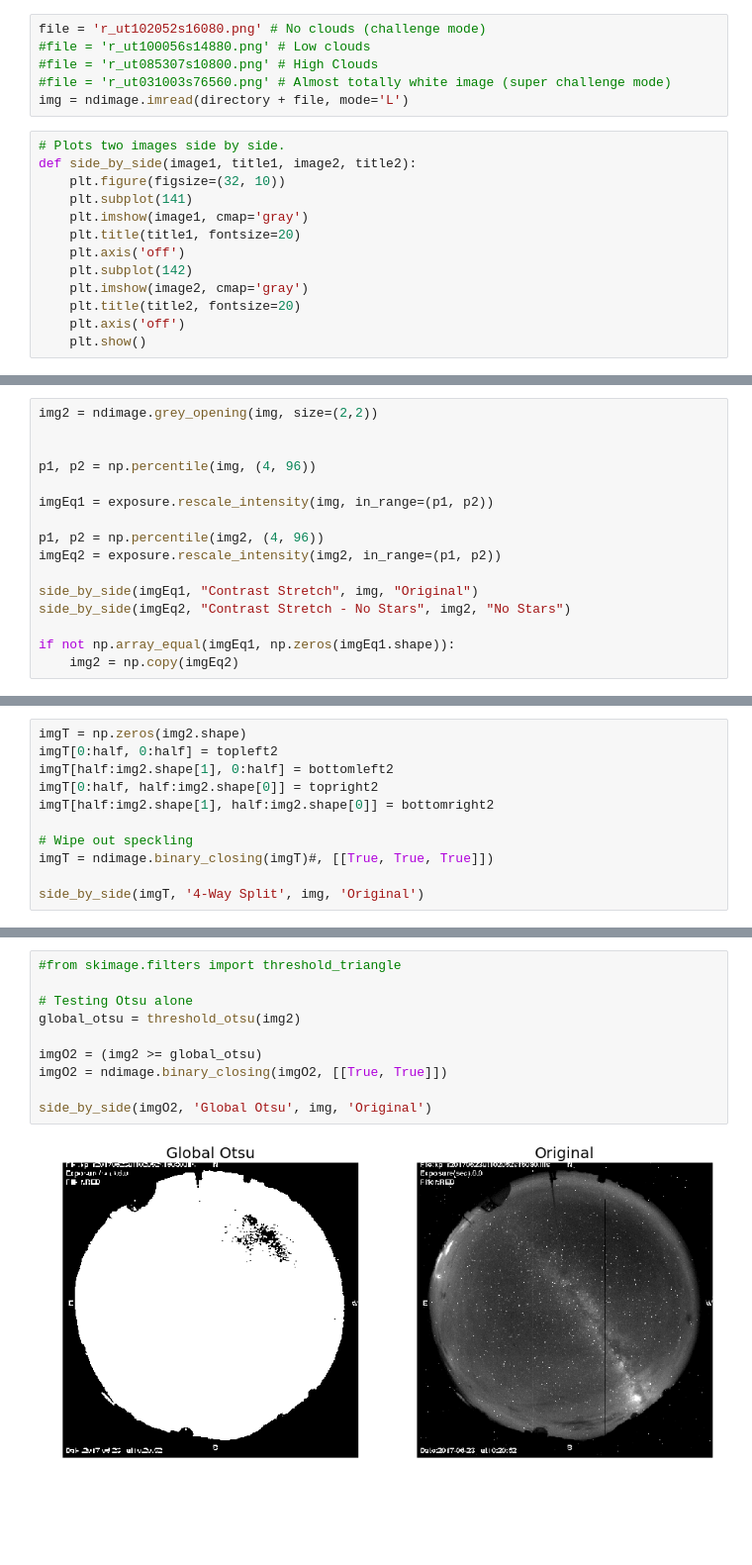
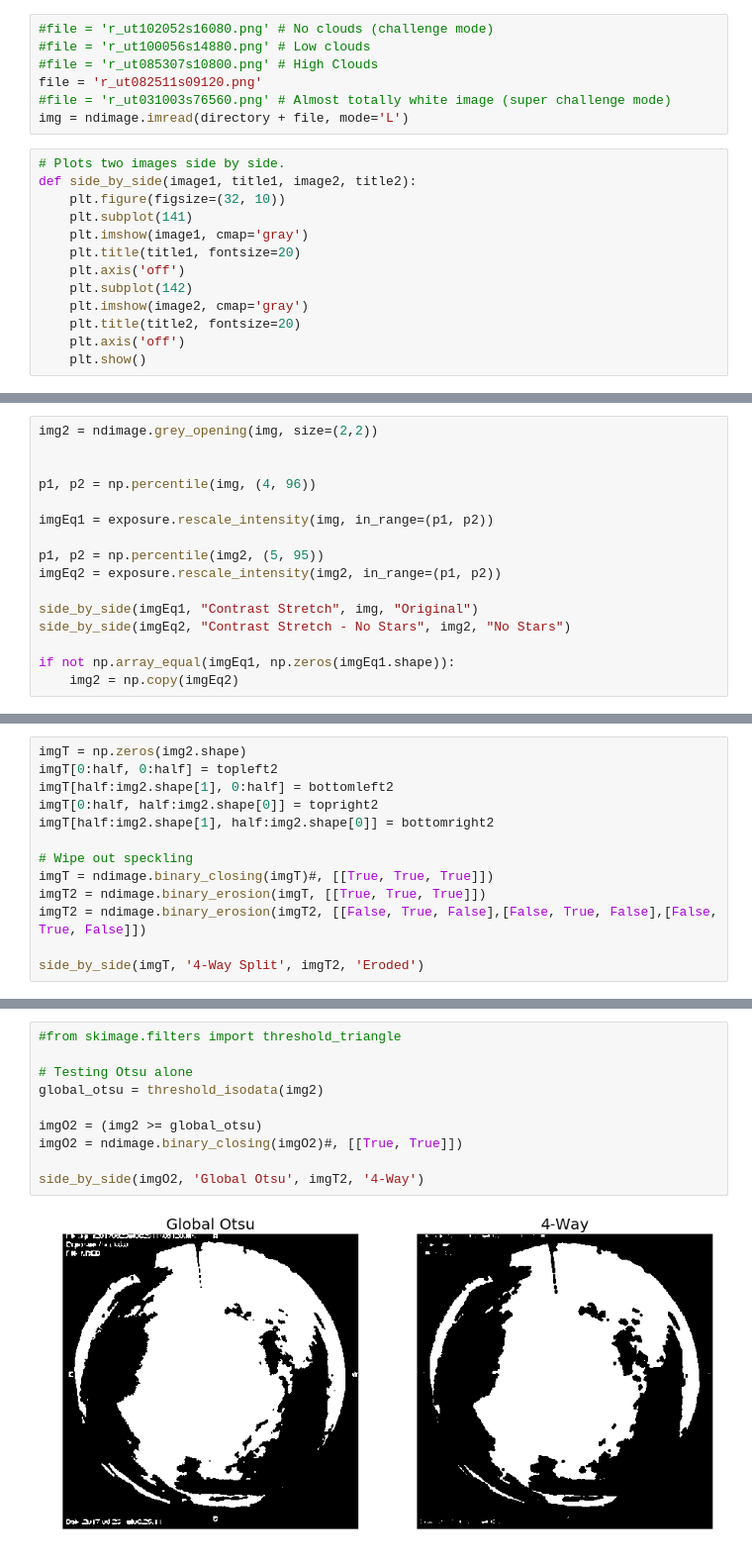
Before and after one commit to dylanagreen/kpno-allsky, a Jupyter notebook: Notebooks/Cloud Finding Test (6s).ipynb, the cells around one changed output, grey strips where cells are left out. Shown at 99% size. Cells and saved outputs as stored; diff of their text form; blank space fills up the shorter version.

```diff
--- a/Notebooks/Cloud Finding Test (6s).ipynb
+++ b/Notebooks/Cloud Finding Test (6s).ipynb
@@ -19,9 +19,10 @@ parent = str(p.parent)
 directory = parent + '/Images/20170623/'
 center = (256, 252)
 # %%
-file = 'r_ut102052s16080.png' # No clouds (challenge mode)
+#file = 'r_ut102052s16080.png' # No clouds (challenge mode)
 #file = 'r_ut100056s14880.png' # Low clouds
 #file = 'r_ut085307s10800.png' # High Clouds
+file = 'r_ut082511s09120.png'
 #file = 'r_ut031003s76560.png' # Almost totally white image (super challenge mode)
 img = ndimage.imread(directory + file, mode='L')
 # %%
@@ -89,7 +106,7 @@ p1, p2 = np.percentile(img, (4, 96))
 
 imgEq1 = exposure.rescale_intensity(img, in_range=(p1, p2))
 
-p1, p2 = np.percentile(img2, (4, 96))
+p1, p2 = np.percentile(img2, (5, 95))
 imgEq2 = exposure.rescale_intensity(img2, in_range=(p1, p2))
 
 side_by_side(imgEq1, "Contrast Stretch", img, "Original")
@@ -205,6 +235,8 @@ imgT[half:img2.shape[1], half:img2.shape[0]] = bottomright2
 
 # Wipe out speckling
 imgT = ndimage.binary_closing(imgT)#, [[True, True, True]])
+imgT2 = ndimage.binary_erosion(imgT, [[True, True, True]])
+imgT2 = ndimage.binary_erosion(imgT2, [[False, True, False],[False, True, False],[False, True, False]])
 
-side_by_side(imgT, '4-Way Split', img, 'Original')
+side_by_side(imgT, '4-Way Split', imgT2, 'Eroded')
 # %% [output]
@@ -212,15 +244,15 @@ side_by_side(imgT, '4-Way Split', img, 'Original')
 # %%
 #from skimage.filters import threshold_triangle
 
 # Testing Otsu alone
-global_otsu = threshold_otsu(img2)
+global_otsu = threshold_isodata(img2)
 
 imgO2 = (img2 >= global_otsu)
-imgO2 = ndimage.binary_closing(imgO2, [[True, True]])
+imgO2 = ndimage.binary_closing(imgO2)#, [[True, True]])
 
-side_by_side(imgO2, 'Global Otsu', img, 'Original')
+side_by_side(imgO2, 'Global Otsu', imgT2, '4-Way')
 # %% [output]
-[figure, old version]
+[figure, new version]
 # %%
 # Localized Otsu thresholding.
 from skimage.morphology import disk
```
Also changed, not shown: parts of 12 cells of this notebook, 1 other file.
